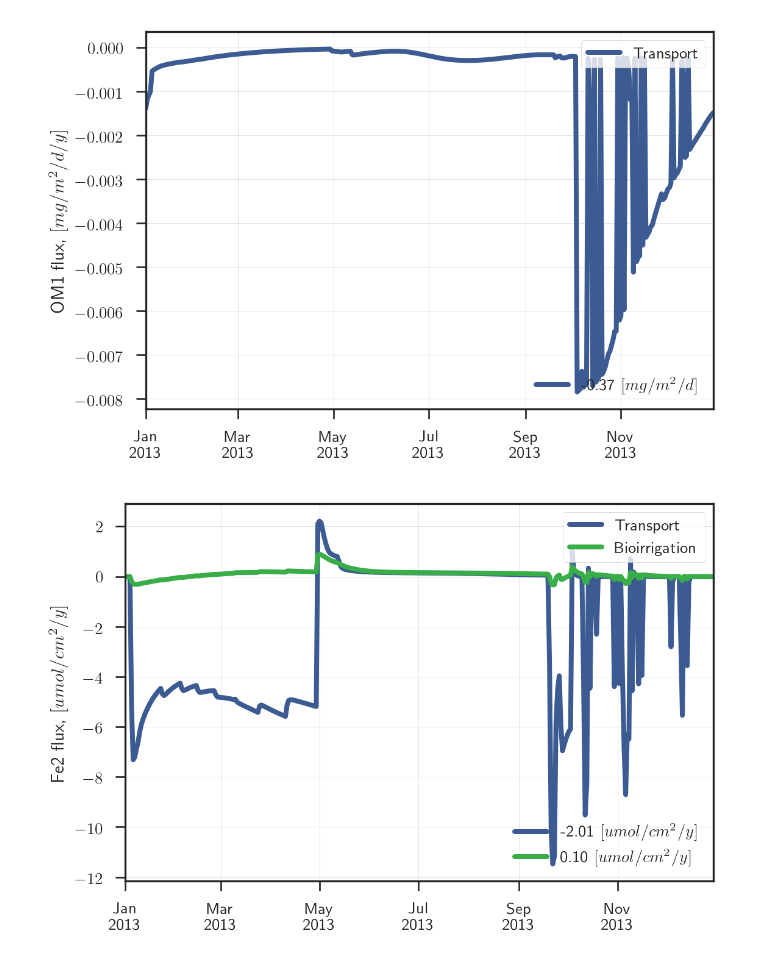
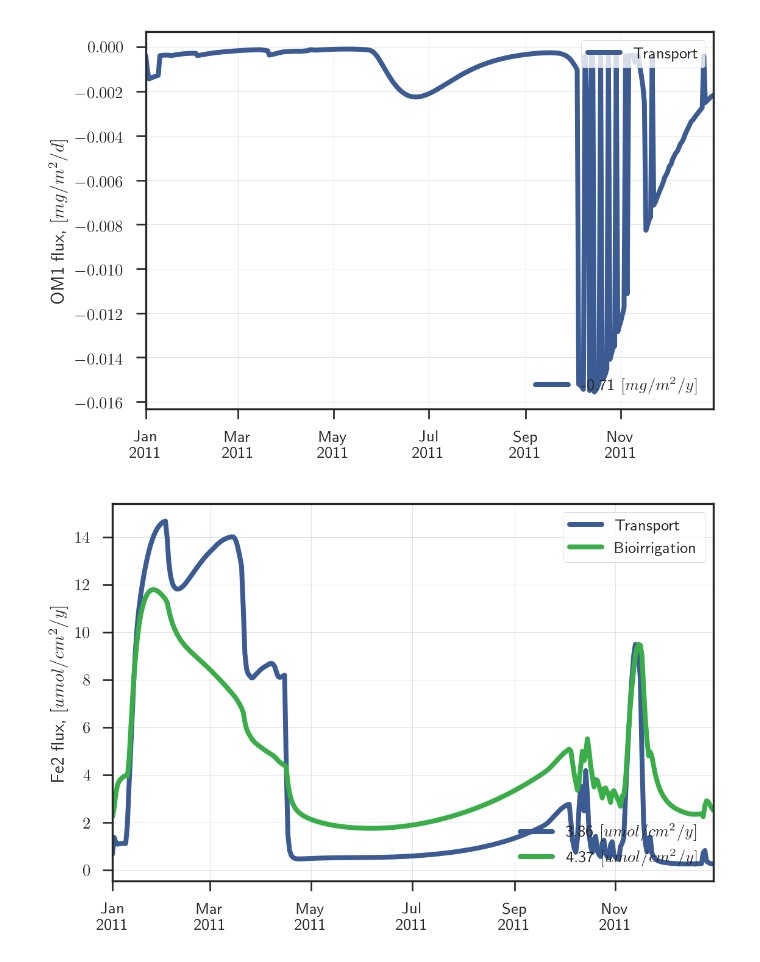
Before and after one commit to biogeochemistry/MyLake_v2_Vansjo, a Jupyter notebook: Postproc_code/plots.ipynb, the cells around one changed output. Cells and saved outputs as stored; diff of their text form; code cells hidden in the pictures.

```diff
--- a/Postproc_code/plots.ipynb
+++ b/Postproc_code/plots.ipynb
@@ -21,4 +21,4 @@ str(datetime.now())
 # %%
 from ploting import *
-plotter = ResultsPlotter(years_ago=0)
+plotter = ResultsPlotter()
 # %%
@@ -88,9 +88,9 @@ plotter.plot_flux('OM2')
 # %%
-plotter.plot_flux('OM1')
+plotter.flux('OM1')
 # %% [output]
-[figure, old version]
+[figure, new version]
 # %%
-plotter.plot_flux('Fe2', convert_units=1)
+plotter.flux('Fe2', convert_units=1)
 # %% [output]
-[figure, old version]
+[figure, new version]
 # %%
```
Also changed, not shown: parts of 48 cells of this notebook, 10 other files.
